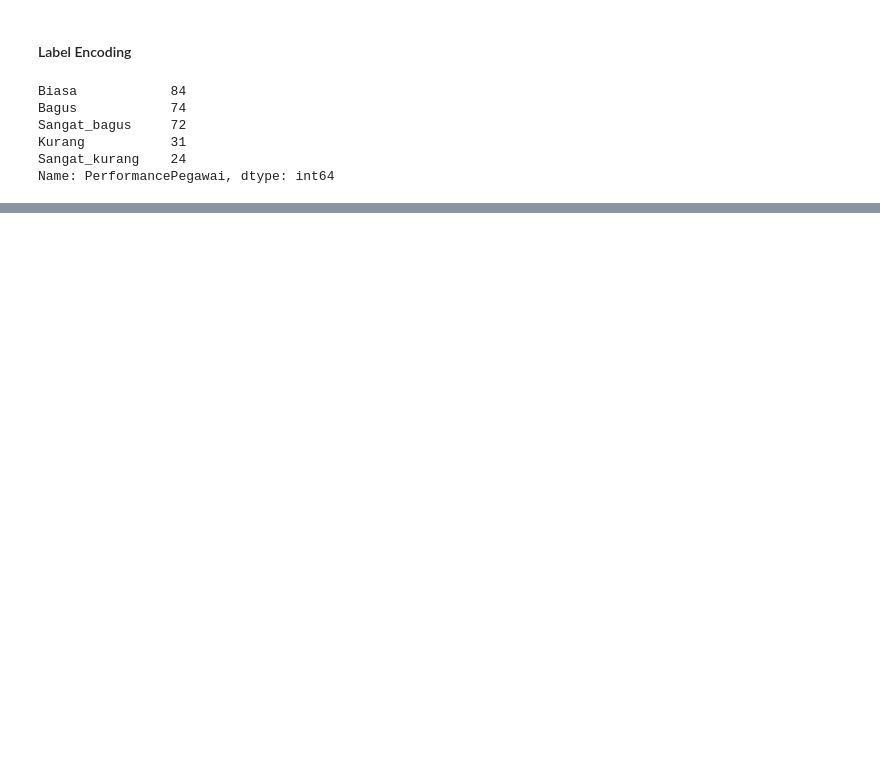
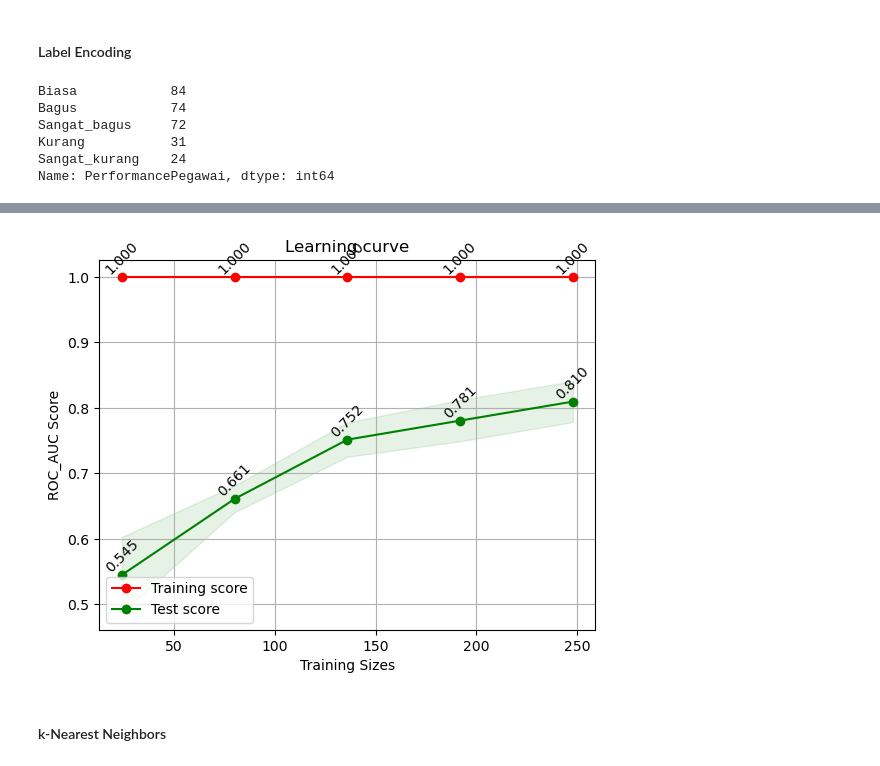
Before and after one commit to garrylgiancarlo/project-emp-retention, a Jupyter notebook: emp-retention.ipynb, the cells around one changed output, grey strips where cells are left out. Drawn from its saved outputs; the diff is of its cells as text; code cells hidden in the pictures; blank space fills up the shorter version.

```diff
--- a/emp-retention.ipynb
+++ b/emp-retention.ipynb
@@ -985,0 +1016,4 @@ plt.show()
+# %%
+dt = DecisionTreeClassifier(max_depth=4, random_state=42)
+dt.fit(X_train_over, y_train_over)
+eval_classification(dt)
@@ -985,0 +1038,7 @@ plt.show()
+# %%
+plot_learning_curve(dt, "Learning curve", X_train_over, y_train_over, X_test, y_test, cv=strat_k_fold,n_jobs=-1)
+plt.show()
+# %% [output]
+[figure, added]
+# %% [markdown]
+#### k-Nearest Neighbors
```
Also changed, not shown: parts of 120 cells of this notebook.
